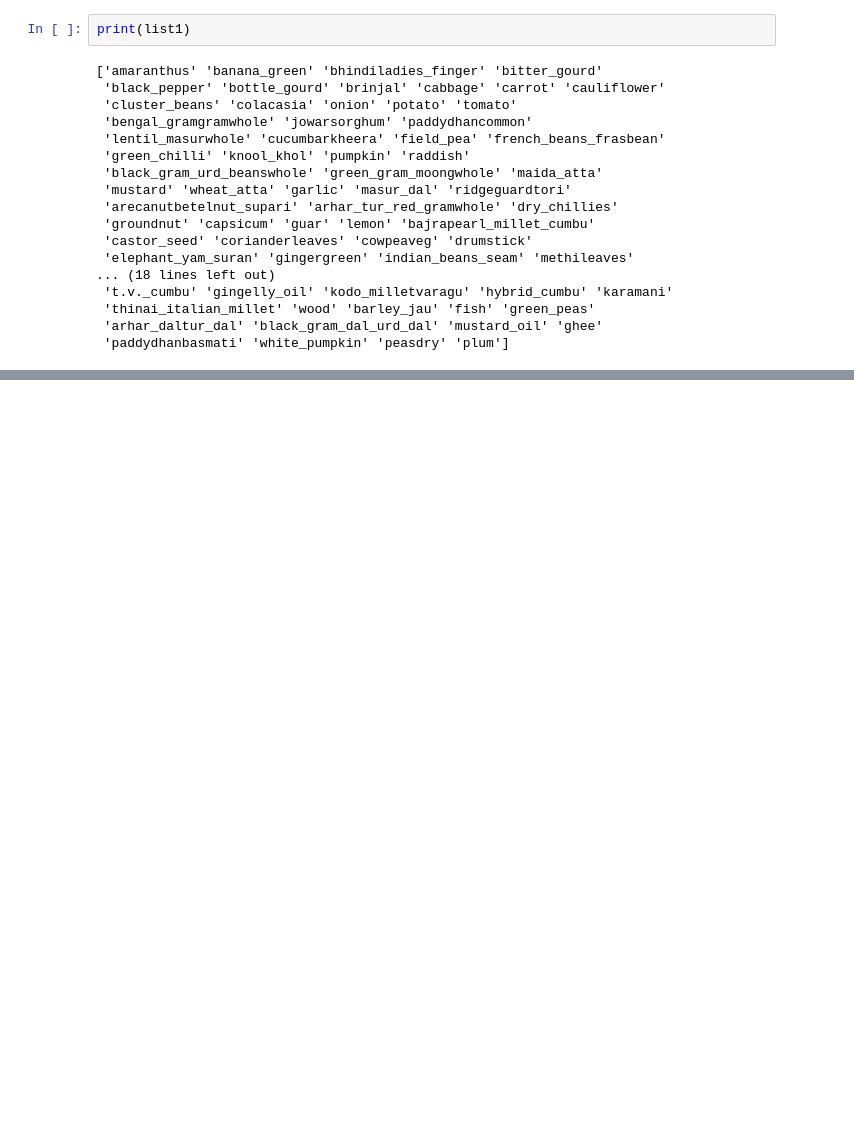
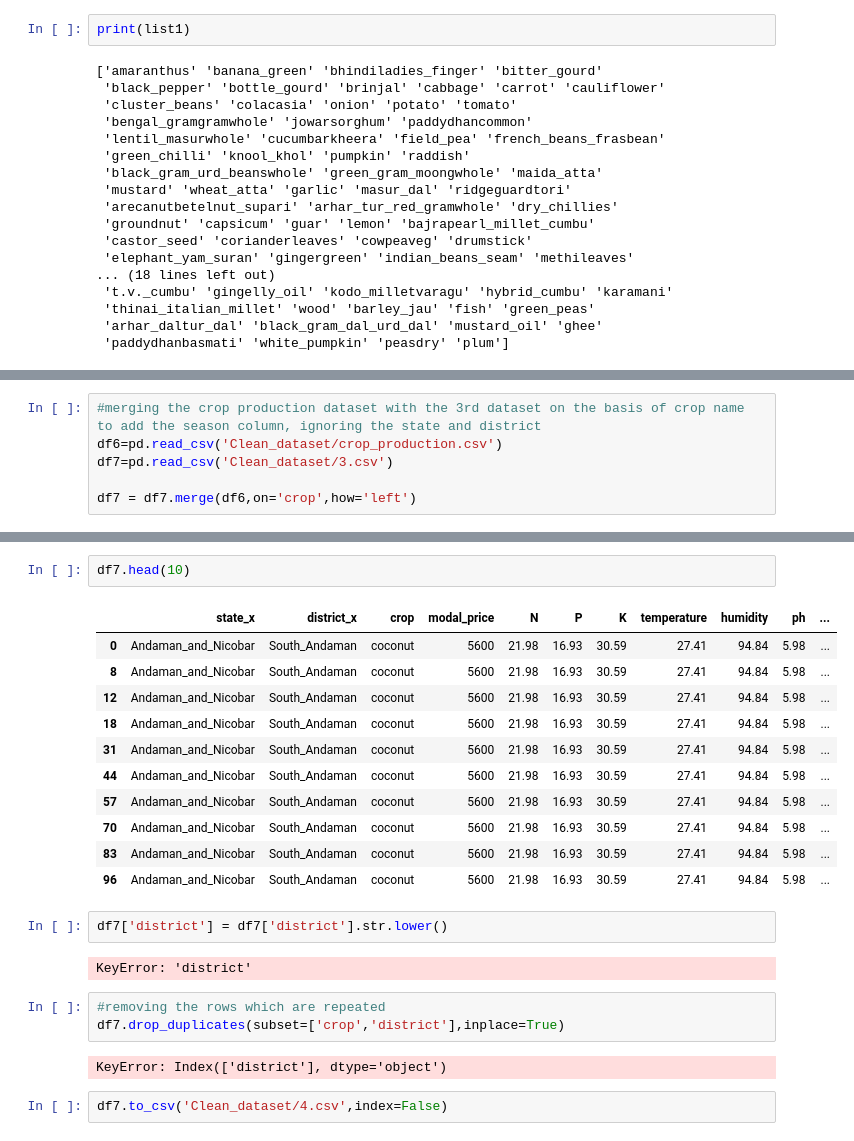
Before and after one commit to piyush-mk/TRINIT_ExeAI_ML, a Jupyter notebook: preprocess.ipynb, the cells around one changed output, grey strips where cells are left out. Cells and saved outputs as stored; diff of their text form; blank space fills up the shorter version.

```diff
--- a/preprocess.ipynb
+++ b/preprocess.ipynb
@@ -316,0 +370,6 @@ print(list2)
+# %%
+#merging the crop production dataset with the 3rd dataset on the basis of crop name to add the season column, ignoring the state and district
+df6=pd.read_csv('Clean_dataset/crop_production.csv')
+df7=pd.read_csv('Clean_dataset/3.csv')
+
+df7 = df7.merge(df6,on='crop',how='left')
@@ -316,0 +390,25 @@ print(list2)
+# %%
+df7.head(10)
+# %% [output]
+|  | state_x | district_x | crop | modal_price | N | P | K | temperature | humidity | ph | ... |
+| 0 | Andaman_and_Nicobar | South_Andaman | coconut | 5600 | 21.98 | 16.93 | 30.59 | 27.41 | 94.84 | 5.98 | ... |
+| 8 | Andaman_and_Nicobar | South_Andaman | coconut | 5600 | 21.98 | 16.93 | 30.59 | 27.41 | 94.84 | 5.98 | ... |
+| 12 | Andaman_and_Nicobar | South_Andaman | coconut | 5600 | 21.98 | 16.93 | 30.59 | 27.41 | 94.84 | 5.98 | ... |
+| 18 | Andaman_and_Nicobar | South_Andaman | coconut | 5600 | 21.98 | 16.93 | 30.59 | 27.41 | 94.84 | 5.98 | ... |
+| 31 | Andaman_and_Nicobar | South_Andaman | coconut | 5600 | 21.98 | 16.93 | 30.59 | 27.41 | 94.84 | 5.98 | ... |
+| 44 | Andaman_and_Nicobar | South_Andaman | coconut | 5600 | 21.98 | 16.93 | 30.59 | 27.41 | 94.84 | 5.98 | ... |
+| 57 | Andaman_and_Nicobar | South_Andaman | coconut | 5600 | 21.98 | 16.93 | 30.59 | 27.41 | 94.84 | 5.98 | ... |
+| 70 | Andaman_and_Nicobar | South_Andaman | coconut | 5600 | 21.98 | 16.93 | 30.59 | 27.41 | 94.84 | 5.98 | ... |
+| 83 | Andaman_and_Nicobar | South_Andaman | coconut | 5600 | 21.98 | 16.93 | 30.59 | 27.41 | 94.84 | 5.98 | ... |
+| 96 | Andaman_and_Nicobar | South_Andaman | coconut | 5600 | 21.98 | 16.93 | 30.59 | 27.41 | 94.84 | 5.98 | ... |
+# %%
+df7['district'] = df7['district'].str.lower()
+# %% [output]
+KeyError: 'district'
+# %%
+#removing the rows which are repeated
+df7.drop_duplicates(subset=['crop','district'],inplace=True)
+# %% [output]
+KeyError: Index(['district'], dtype='object')
+# %%
+df7.to_csv('Clean_dataset/4.csv',index=False)
```
Also changed, not shown: parts of 16 cells of this notebook, 4 other files.
